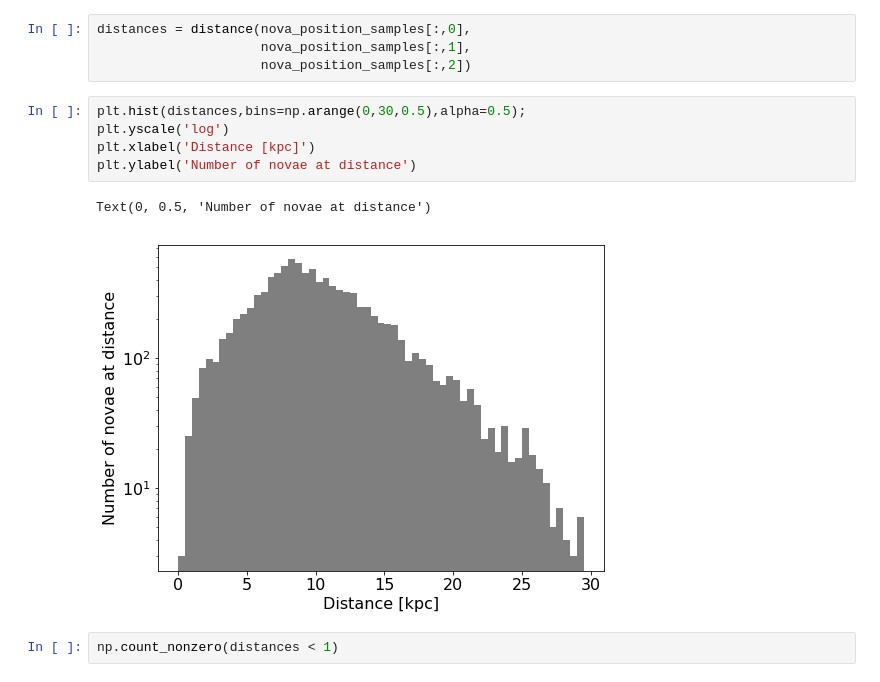
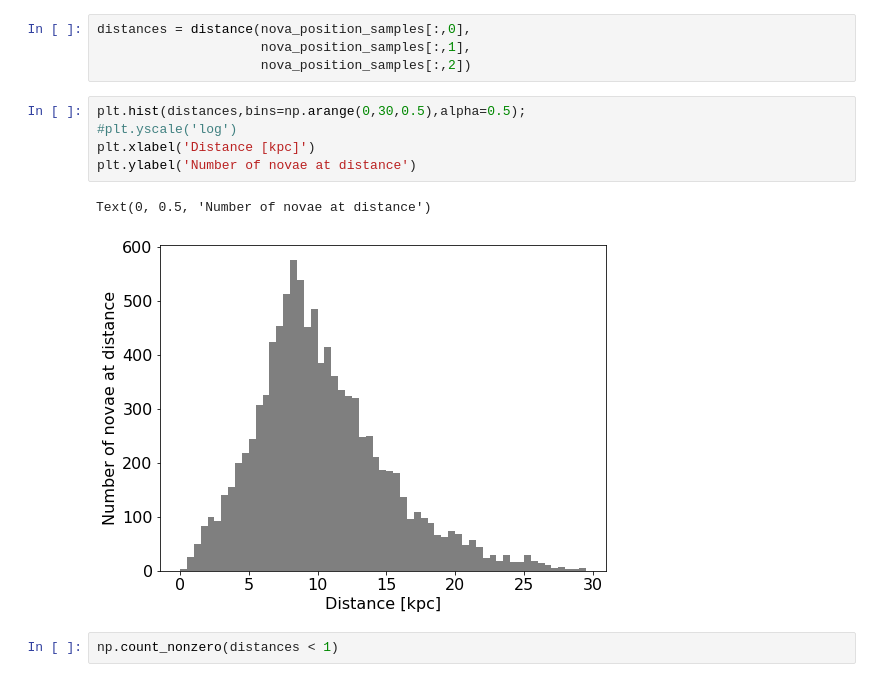
Before and after one commit to tsiegert/for-students, a Jupyter notebook: nova_analysis/nova_model_predictions.ipynb, the cells around one changed output. Drawn from its saved outputs; the diff is of its cells as text.

```diff
--- a/nova_analysis/nova_model_predictions.ipynb
+++ b/nova_analysis/nova_model_predictions.ipynb
@@ -244,12 +244,12 @@ distances = distance(nova_position_samples[:,0],
                      nova_position_samples[:,2])
 # %%
 plt.hist(distances,bins=np.arange(0,30,0.5),alpha=0.5);
-plt.yscale('log')
+#plt.yscale('log')
 plt.xlabel('Distance [kpc]')
 plt.ylabel('Number of novae at distance')
 # %% [output]
 Text(0, 0.5, 'Number of novae at distance')
-[figure, old version]
+[figure, new version]
 # %%
 np.count_nonzero(distances < 1)
 # %% [output]
```
Also changed, not shown: parts of 24 cells of this notebook.
